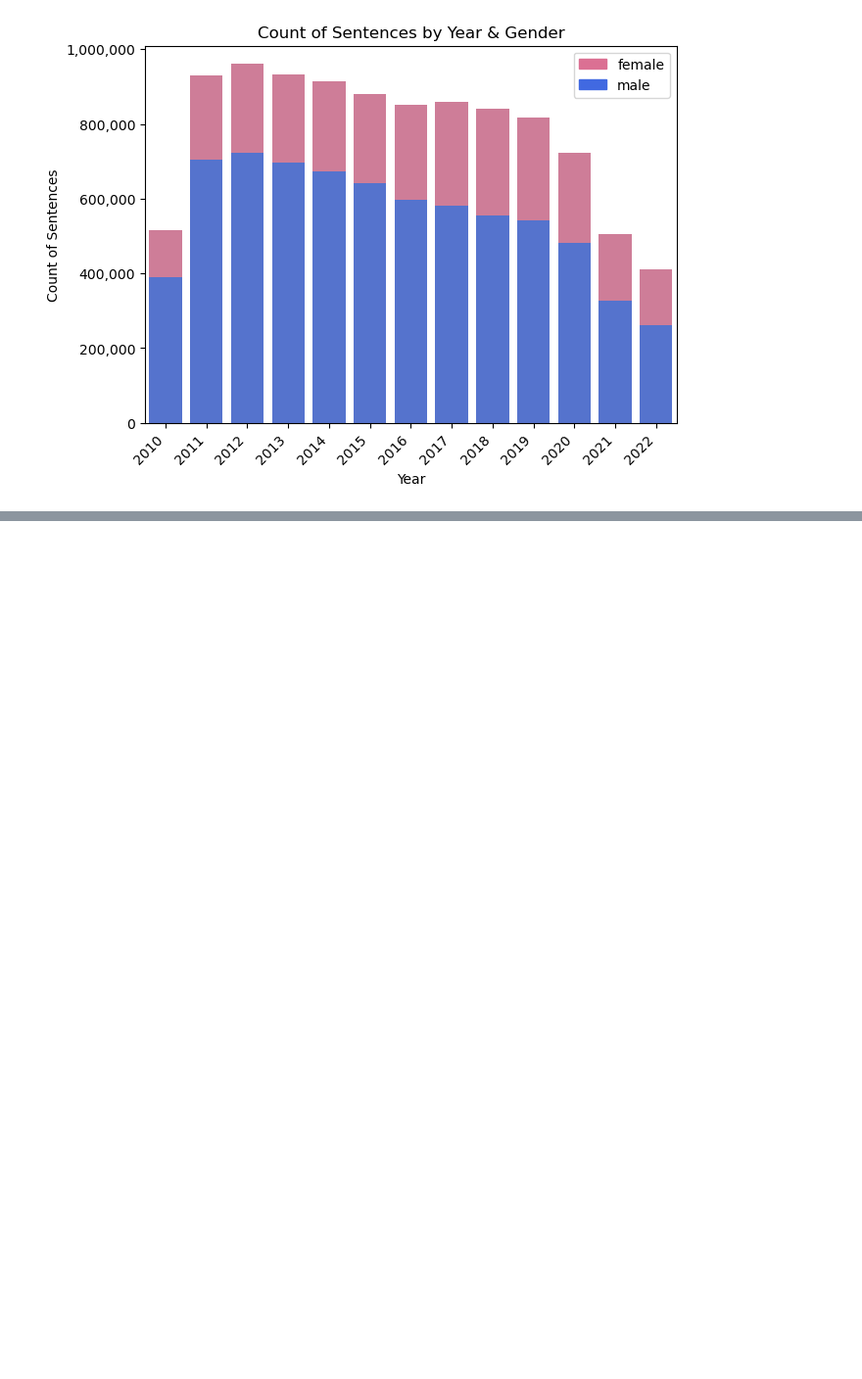
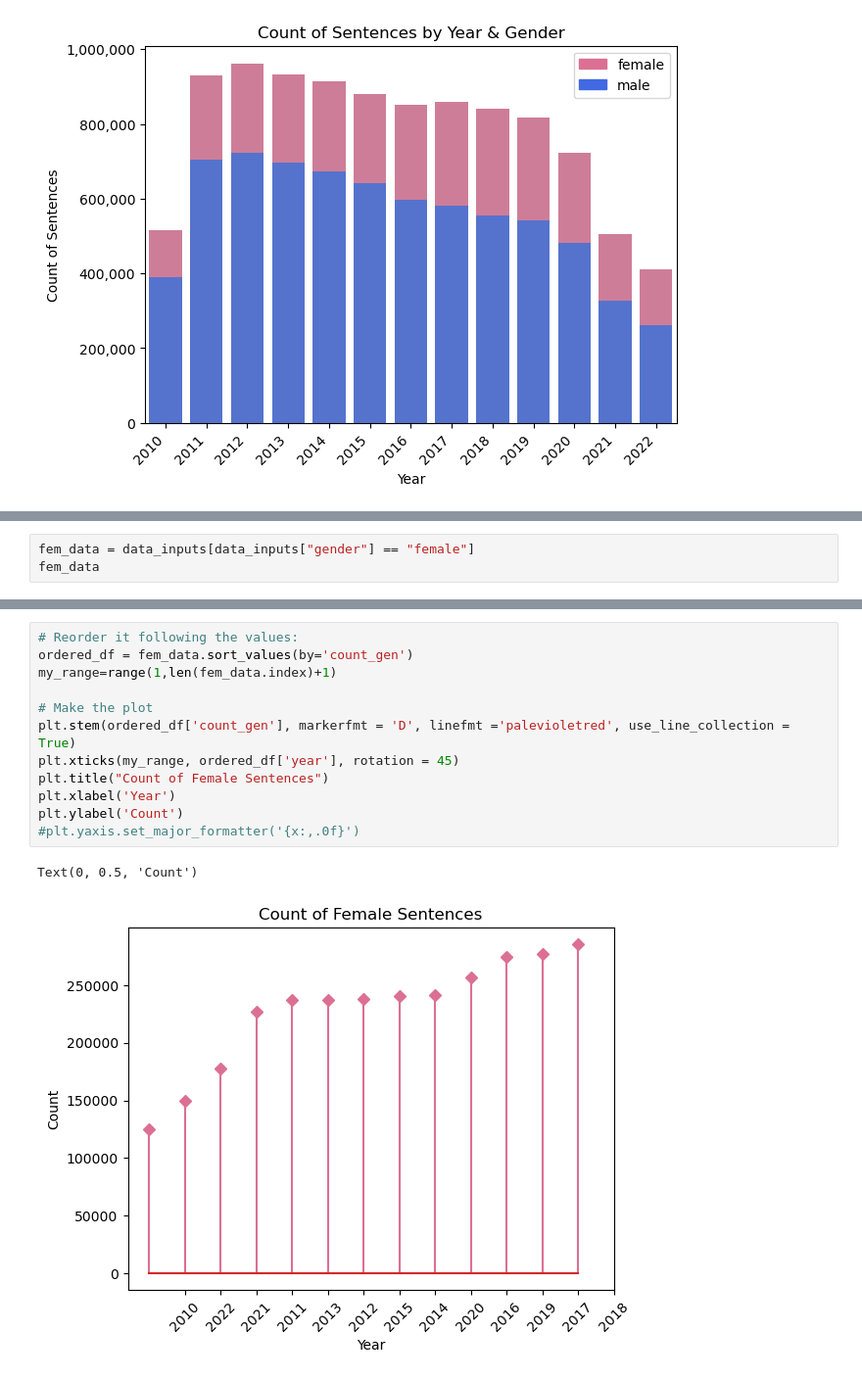
Before and after one commit to yvferreiro/MasterThesis, a Jupyter notebook: EDA.ipynb, the cells around one changed output, grey strips where cells are left out. Shown at 98% size. Drawn from its saved outputs; the diff is of its cells as text; blank space fills up the shorter version.

```diff
--- a/EDA.ipynb
+++ b/EDA.ipynb
@@ -104,0 +150,3 @@ plt.show()
+# %%
+fem_data = data_inputs[data_inputs["gender"] == "female"]
+fem_data
@@ -104,0 +168,15 @@ plt.show()
+# %%
+# Reorder it following the values:
+ordered_df = fem_data.sort_values(by='count_gen')
+my_range=range(1,len(fem_data.index)+1)
+
+# Make the plot
+plt.stem(ordered_df['count_gen'], markerfmt = 'D', linefmt ='palevioletred', use_line_collection = True)
+plt.xticks(my_range, ordered_df['year'], rotation = 45)
+plt.title("Count of Female Sentences")
+plt.xlabel('Year')
+plt.ylabel('Count')
+#plt.yaxis.set_major_formatter('{x:,.0f}')
+# %% [output]
+Text(0, 0.5, 'Count')
+[figure, added]
```
Also changed, not shown: parts of 5 cells of this notebook.
